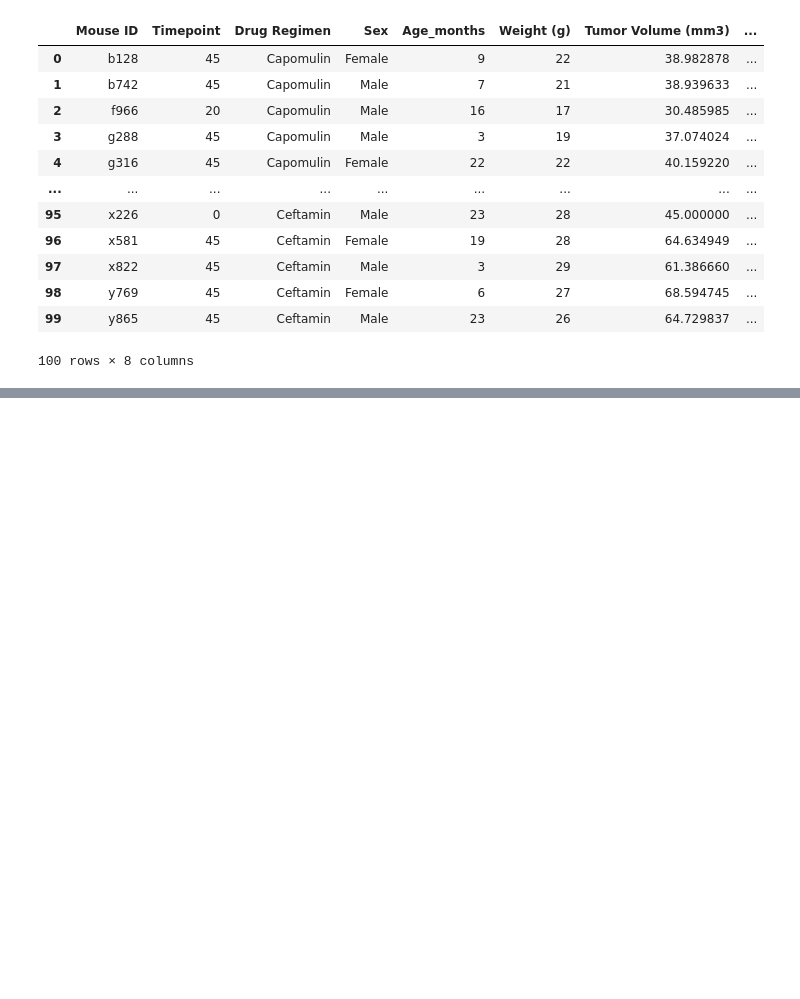
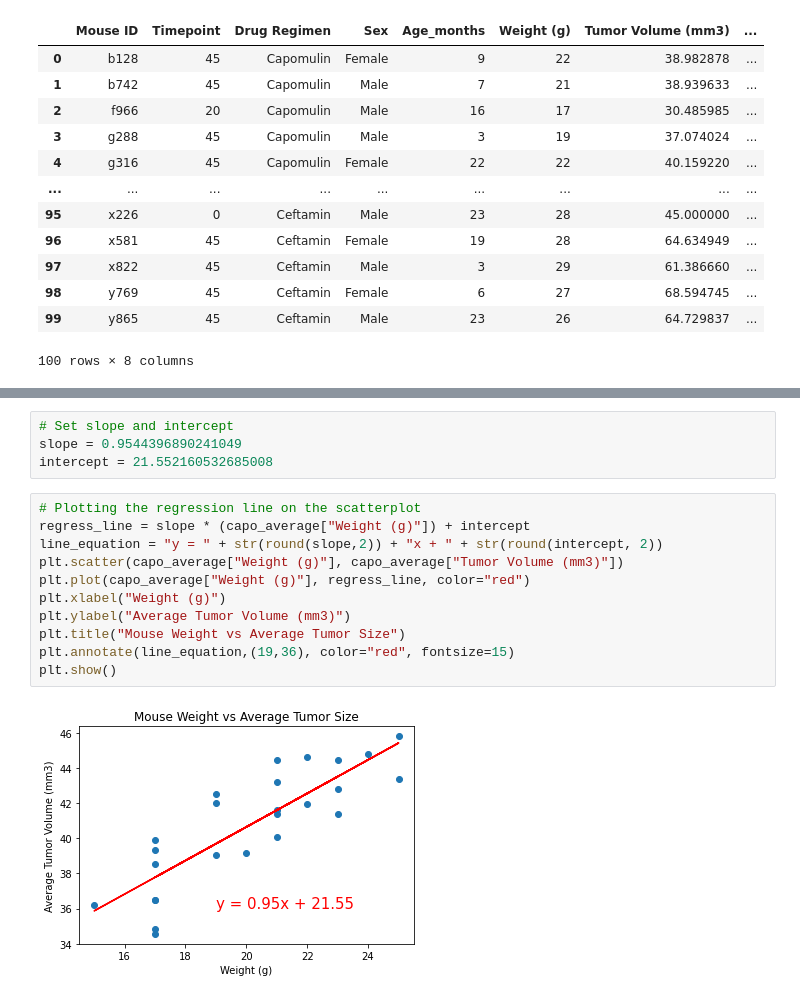
Before and after one commit to djdolejsi/matplotlib-challenge, a Jupyter notebook: Pymaceuticals/Pymaceutical.ipynb, the cells around one changed output, grey strips where cells are left out. Drawn from its saved outputs; the diff is of its cells as text; blank space fills up the shorter version.

```diff
--- a/Pymaceuticals/Pymaceutical.ipynb
+++ b/Pymaceuticals/Pymaceutical.ipynb
@@ -220,0 +459,17 @@ full_drug_merge
+# %%
+# Set slope and intercept
+slope = 0.9544396890241049
+intercept = 21.552160532685008
+# %%
+# Plotting the regression line on the scatterplot
+regress_line = slope * (capo_average["Weight (g)"]) + intercept
+line_equation = "y = " + str(round(slope,2)) + "x + " + str(round(intercept, 2))
+plt.scatter(capo_average["Weight (g)"], capo_average["Tumor Volume (mm3)"])
+plt.plot(capo_average["Weight (g)"], regress_line, color="red")
+plt.xlabel("Weight (g)")
+plt.ylabel("Average Tumor Volume (mm3)")
+plt.title("Mouse Weight vs Average Tumor Size")
+plt.annotate(line_equation,(19,36), color="red", fontsize=15)
+plt.show()
+# %% [output]
+[figure, added]
```
Also changed, not shown: parts of 13 cells of this notebook.
